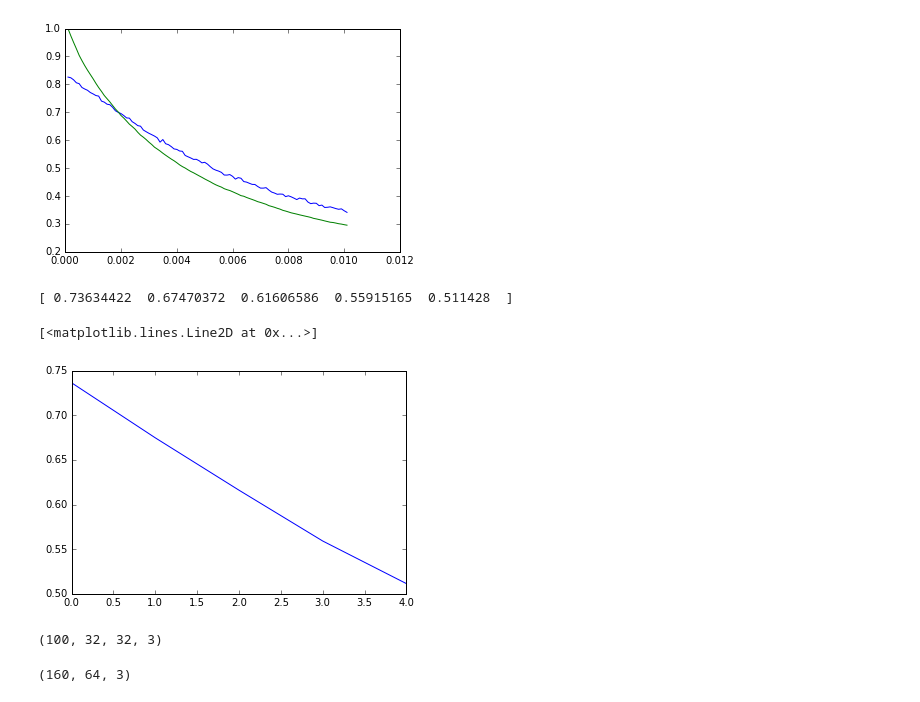
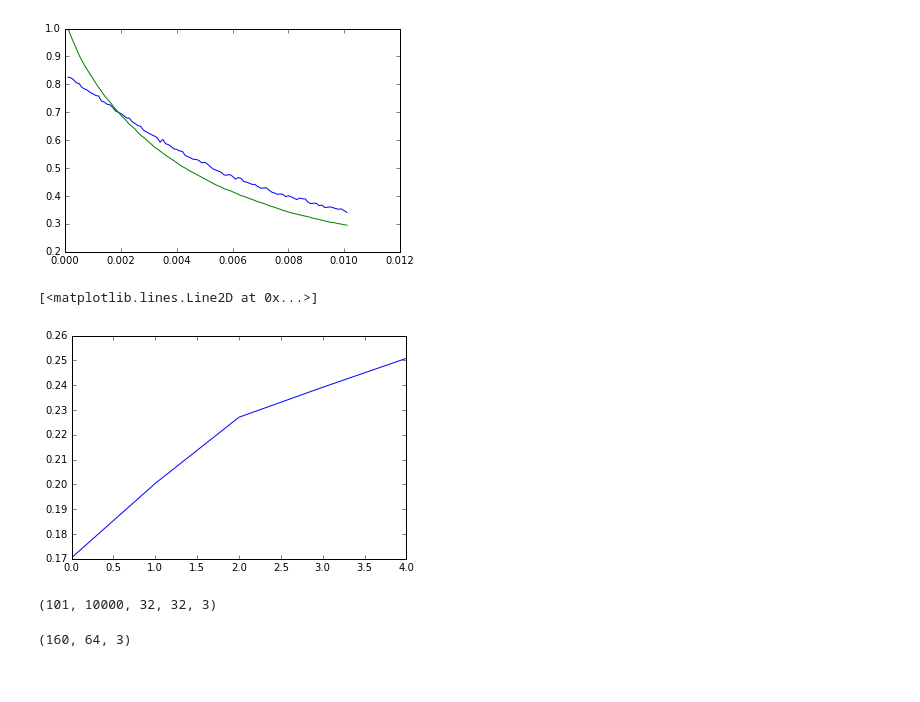
Before and after one commit to ambrishrawat/advflow, a Jupyter notebook: debugging.ipynb, the cells around one changed output. Drawn from its saved outputs; the diff is of its cells as text; code cells hidden in the pictures.

Commit message:
added plots

```diff
--- a/debugging.ipynb
+++ b/debugging.ipynb
@@ -633,19 +633,17 @@ plt.plot(e,m2)
 [<matplotlib.lines.Line2D at 0x...>]
 [figure]
 # %%
-m = np.load('/u/ambrish/models/keras_eg_alldrop/mean_e1.npy')
-print(m)
+m = np.load('/u/ambrish/models/keras_eg_alldrop/var_ratio_e1.npy')
 plt.plot(m)
 # %% [output]
-[ 0.73634422  0.67470372  0.61606586  0.55915165  0.511428  ]
+[<matplotlib.lines.Line2D at 0x...>]
-[<matplotlib.lines.Line2D at 0x...>]
-[figure, old version]
+[figure, new version]
 # %%
 m = np.load('/u/ambrish/models/keras_eg_alldrop/save_adv.npy')
+print(m.shape)
 m = m[0:100,10,:,:,:]
-m.shape
 # %% [output]
-(100, 32, 32, 3)
+(101, 10000, 32, 32, 3)
 # %%
 img_ = m
 n_r = 5
```
Also changed, not shown: parts of 3 cells of this notebook, 5 other files.
